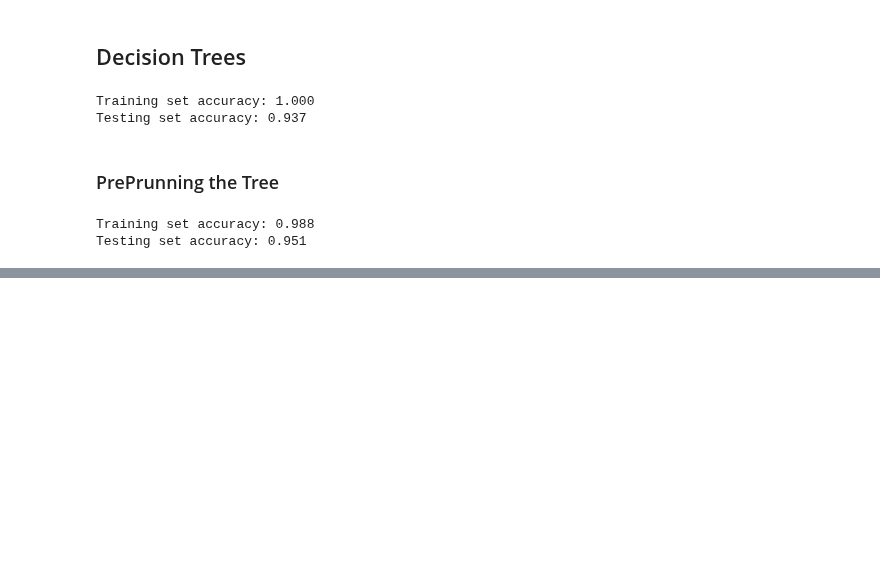
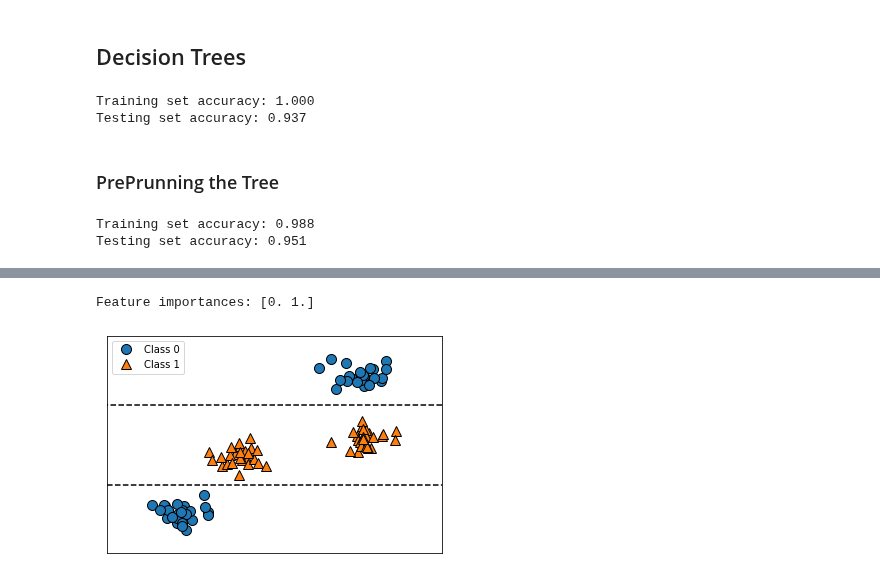
Before and after one commit to aryamanak10/Introduction-to-Machine-Learning-Book-Codes, a Jupyter notebook: Chapter 2/Types of ML Models.ipynb, the cells around one changed output, grey strips where cells are left out. Saved outputs shown, nothing was run; the diff lists cells and outputs as text; code cells hidden in the pictures; blank space fills up the shorter version.

```diff
--- a/Chapter 2/Types of ML Models.ipynb
+++ b/Chapter 2/Types of ML Models.ipynb
@@ -66,0 +89,5 @@ export_graphviz(tree, out_file="tree.dot", class_names=["malignant", "benign"],
+# %%
+tree = mglearn.plots.plot_tree_not_monotone()
+# %% [output]
+Feature importances: [0. 1.]
+[figure, added]
```
Also changed, not shown: parts of 3 cells of this notebook.
